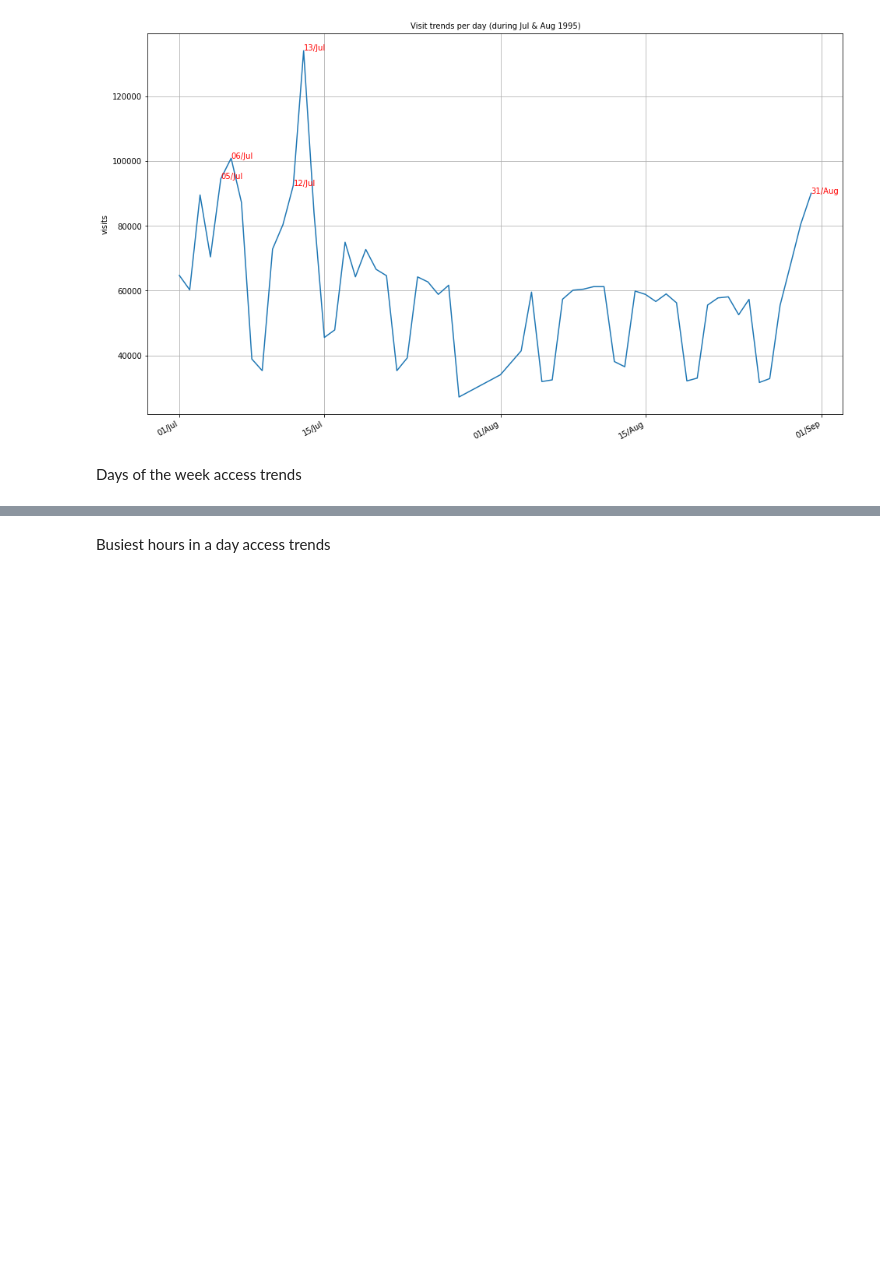
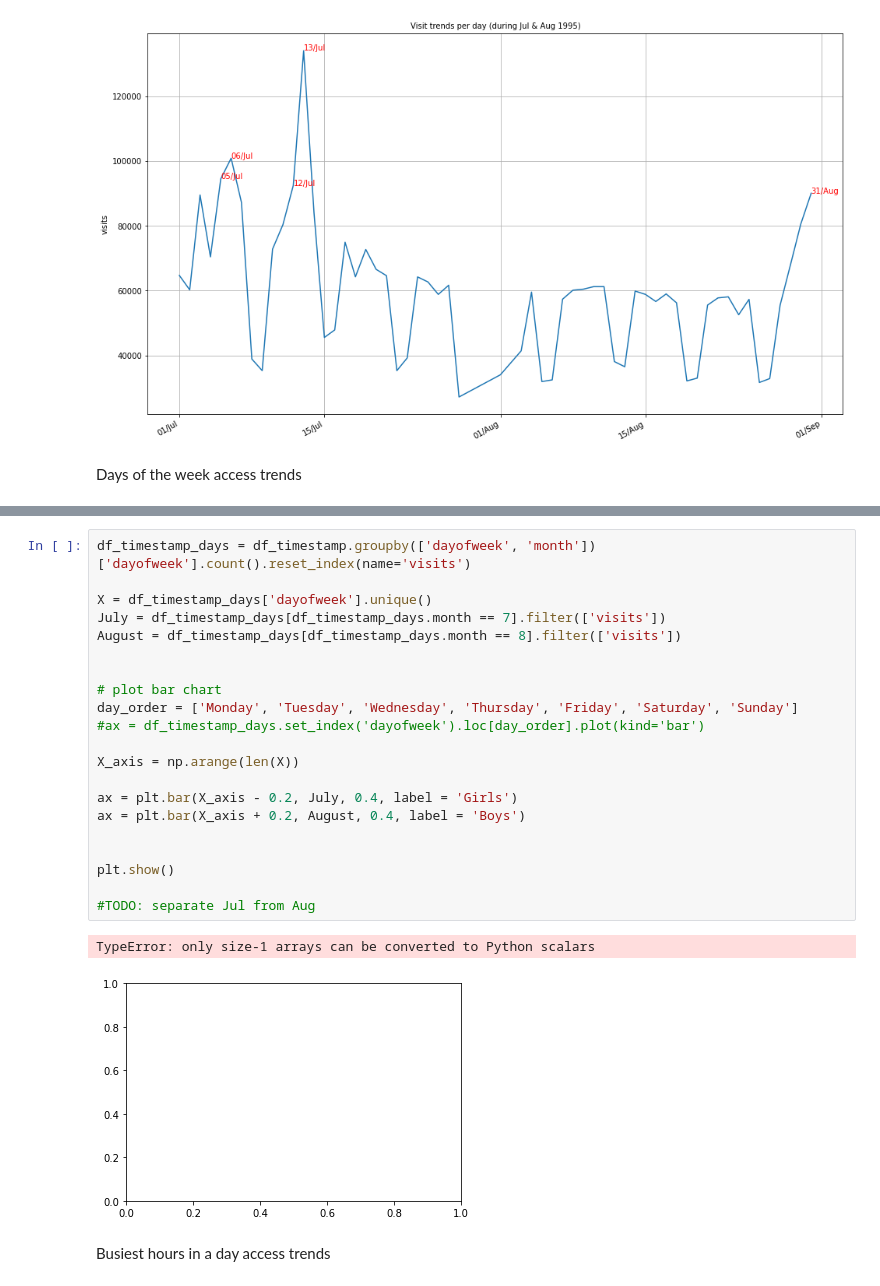
Before and after one commit to emtabiraobarias/nasa-website-1995-analysis, a Jupyter notebook: eda/nasa_website_analysis.ipynb, the cells around one changed output, grey strips where cells are left out. Drawn from its saved outputs; the diff is of its cells as text; blank space fills up the shorter version.

```diff
--- a/eda/nasa_website_analysis.ipynb
+++ b/eda/nasa_website_analysis.ipynb
@@ -408,3 +412,27 @@ plt.show()
+# %%
+df_timestamp_days = df_timestamp.groupby(['dayofweek', 'month'])['dayofweek'].count().reset_index(name='visits')
+
+X = df_timestamp_days['dayofweek'].unique()
+July = df_timestamp_days[df_timestamp_days.month == 7].filter(['visits'])
+August = df_timestamp_days[df_timestamp_days.month == 8].filter(['visits'])
+
+
+# plot bar chart
+day_order = ['Monday', 'Tuesday', 'Wednesday', 'Thursday', 'Friday', 'Saturday', 'Sunday']
+#ax = df_timestamp_days.set_index('dayofweek').loc[day_order].plot(kind='bar')
+
+X_axis = np.arange(len(X))
+
+ax = plt.bar(X_axis - 0.2, July, 0.4, label = 'Girls')
+ax = plt.bar(X_axis + 0.2, August, 0.4, label = 'Boys')
+
+
+plt.show()
+
+#TODO: separate Jul from Aug
+# %% [output]
+TypeError: only size-1 arrays can be converted to Python scalars
+[figure, added]
 # %% [markdown]
 Busiest hours in a day access trends
 # %% [markdown]
```
Also changed, not shown: parts of 2 cells of this notebook.
